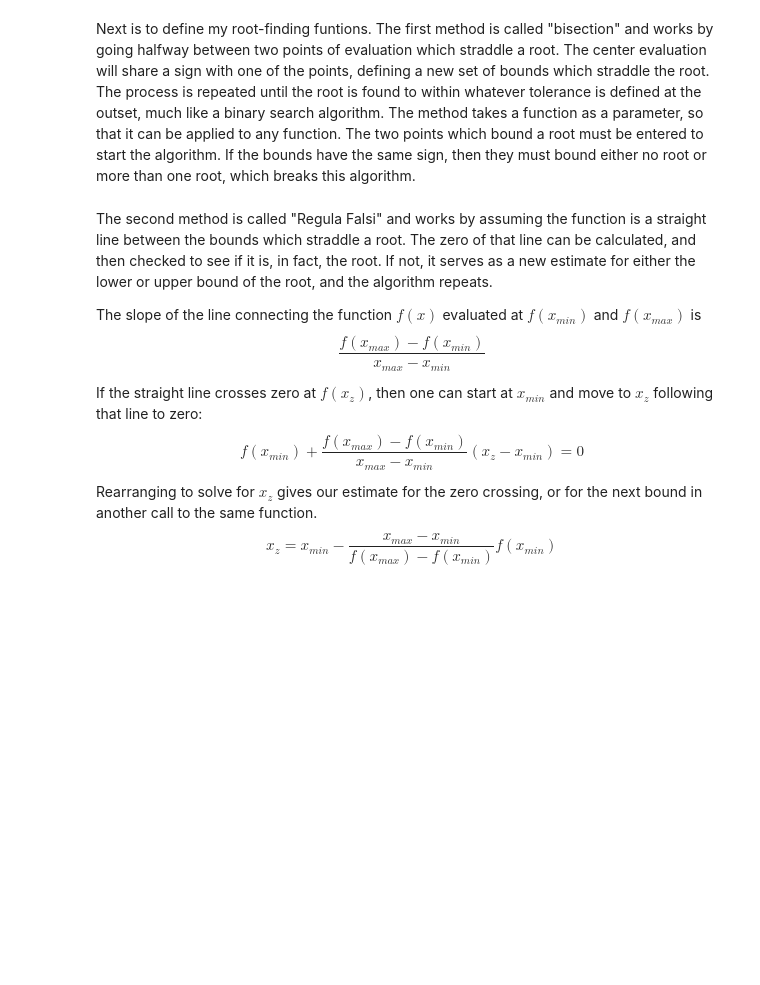
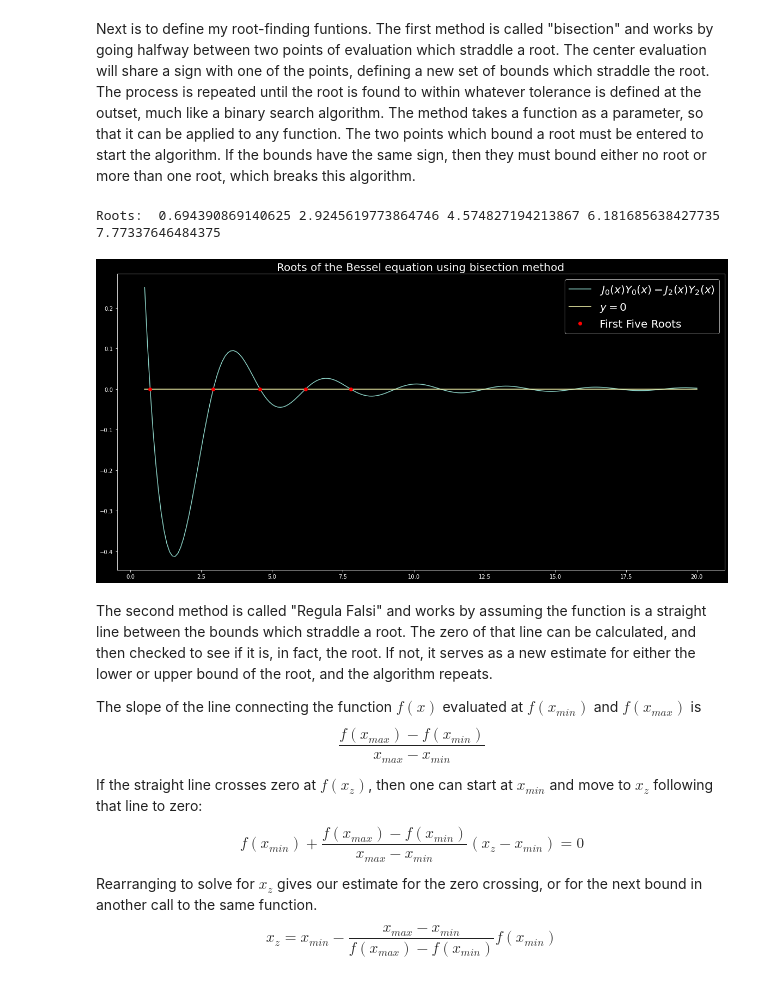
Before and after one commit to gregoryKaiser/cppython, a Jupyter notebook: Homework 3 - Root Finding and Special Functions.ipynb, the cells around one changed output. Drawn from its saved outputs; the diff is of its cells as text; code cells hidden in the pictures; blank space fills up the shorter version.

```diff
--- a/Homework 3 - Root Finding and Special Functions.ipynb
+++ b/Homework 3 - Root Finding and Special Functions.ipynb
@@ -103,6 +103,26 @@ def root_bisection(xmin,xmax,func_eval,tol):
             high_val = mid_val
     #end search for root
     return x_mid,mid_val,num_calls
+# %%
+tolerance = 1e-7
+bis_zero_1 = root_bisection(0.2,1,bessel_eqn,tolerance)
+bis_zero_2 = root_bisection(2.5,3,bessel_eqn,tolerance)
+bis_zero_3 = root_bisection(3,5,bessel_eqn,tolerance)
+bis_zero_4 = root_bisection(5.3,7,bessel_eqn,tolerance)
+bis_zero_5 = root_bisection(7,8,bessel_eqn,tolerance)
+plt.plot(bessel_sub_x,bessel_sub);
+plt.plot(bessel_sub_x,[0]*num);
+plt.plot(bis_zero_1[0],bis_zero_1[1],'ro');
+plt.plot(bis_zero_2[0],bis_zero_2[1],'ro');
+plt.plot(bis_zero_3[0],bis_zero_3[1],'ro');
+plt.plot(bis_zero_4[0],bis_zero_4[1],'ro');
+plt.plot(bis_zero_5[0],bis_zero_5[1],'ro');
+print("Roots: ",bis_zero_1[0],bis_zero_2[0],bis_zero_3[0],bis_zero_4[0],bis_zero_5[0])
+plt.title("Roots of the Bessel equation using bisection method",fontsize = 20);
+plt.legend(["$J_0(x)Y_0(x) - J_2(x)Y_2(x)$","$y=0$","First Five Roots"],fontsize=20);
+# %% [output]
+Roots:  0.694390869140625 2.9245619773864746 4.574827194213867 6.181685638427735 7.77337646484375
+[figure, added]
 # %% [markdown]
 The second method is called "Regula Falsi" and works by assuming the function is a straight line between the bounds which straddle a root. The zero of that line can be calculated, and then checked to see if it is, in fact, the root. If not, it serves as a new estimate for either the lower or upper bound of the root, and the algorithm repeats.
 
```
Also changed, not shown: parts of 9 cells of this notebook.
